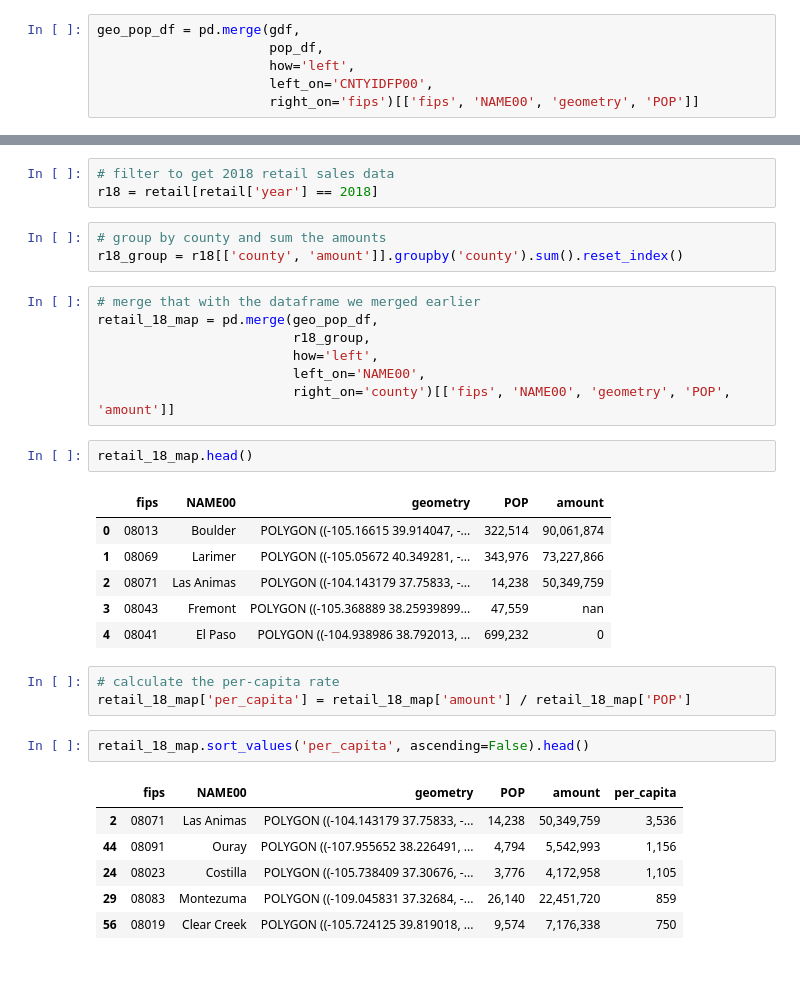
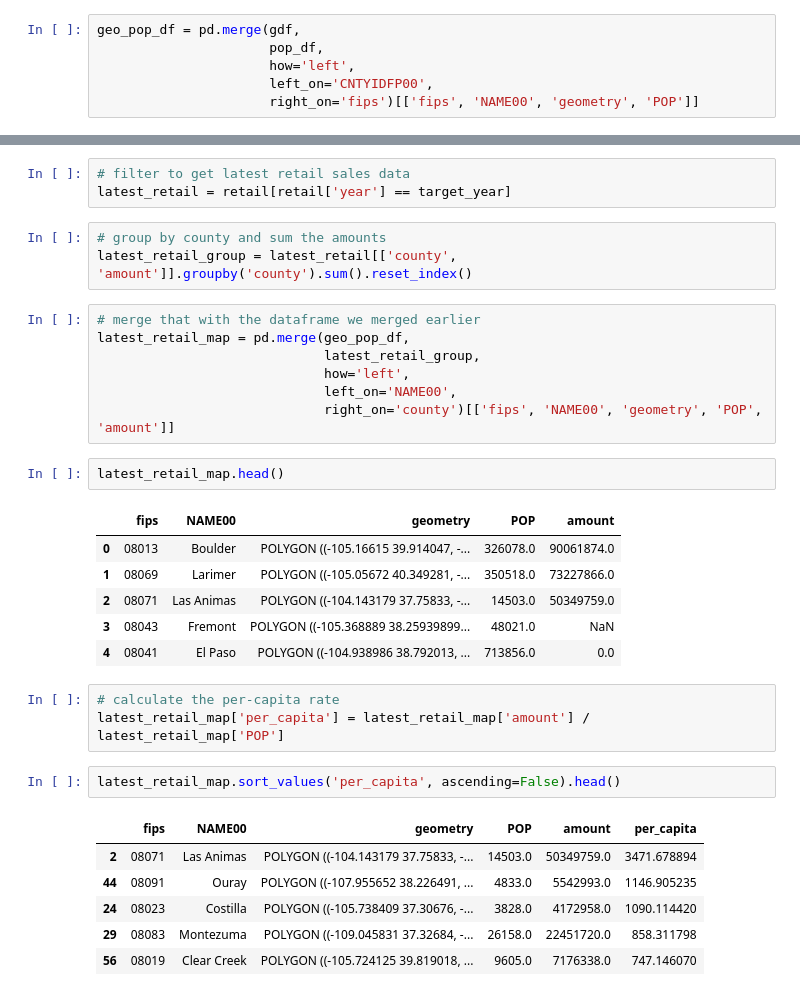
Before and after one commit to cjwinchester/co-weed-sales-data, a Jupyter notebook: Analysis of Colorado cannabis sales data.ipynb, the cells around one changed output, grey strips where cells are left out. Drawn from its saved outputs; the diff is of its cells as text.

Commit message:
break out download/parsing scripts, change year logic for analysis

```diff
--- a/Analysis of Colorado cannabis sales data.ipynb
+++ b/Analysis of Colorado cannabis sales data.ipynb
@@ -508,36 +357,36 @@ geo_pop_df.head()
 # %%
-# filter to get 2018 retail sales data
-r18 = retail[retail['year'] == 2018]
+# filter to get latest retail sales data
+latest_retail = retail[retail['year'] == target_year]
 # %%
 # group by county and sum the amounts
-r18_group = r18[['county', 'amount']].groupby('county').sum().reset_index()
+latest_retail_group = latest_retail[['county', 'amount']].groupby('county').sum().reset_index()
 # %%
 # merge that with the dataframe we merged earlier
-retail_18_map = pd.merge(geo_pop_df,
-                         r18_group,
-                         how='left',
-                         left_on='NAME00',
-                         right_on='county')[['fips', 'NAME00', 'geometry', 'POP', 'amount']]
+latest_retail_map = pd.merge(geo_pop_df,
+                             latest_retail_group,
+                             how='left',
+                             left_on='NAME00',
+                             right_on='county')[['fips', 'NAME00', 'geometry', 'POP', 'amount']]
 # %%
-retail_18_map.head()
+latest_retail_map.head()
 # %% [output]
 |  | fips | NAME00 | geometry | POP | amount |
-| 0 | 08013 | Boulder | POLYGON ((-105.16615 39.914047, -... | 322,514 | 90,061,874 |
-| 1 | 08069 | Larimer | POLYGON ((-105.05672 40.349281, -... | 343,976 | 73,227,866 |
-| 2 | 08071 | Las Animas | POLYGON ((-104.143179 37.75833, -... | 14,238 | 50,349,759 |
-| 3 | 08043 | Fremont | POLYGON ((-105.368889 38.25939899... | 47,559 | nan |
-| 4 | 08041 | El Paso | POLYGON ((-104.938986 38.792013, ... | 699,232 | 0 |
+| 0 | 08013 | Boulder | POLYGON ((-105.16615 39.914047, -... | 326078.0 | 90061874.0 |
+| 1 | 08069 | Larimer | POLYGON ((-105.05672 40.349281, -... | 350518.0 | 73227866.0 |
+| 2 | 08071 | Las Animas | POLYGON ((-104.143179 37.75833, -... | 14503.0 | 50349759.0 |
+| 3 | 08043 | Fremont | POLYGON ((-105.368889 38.25939899... | 48021.0 | NaN |
+| 4 | 08041 | El Paso | POLYGON ((-104.938986 38.792013, ... | 713856.0 | 0.0 |
 # %%
 # calculate the per-capita rate
-retail_18_map['per_capita'] = retail_18_map['amount'] / retail_18_map['POP']
+latest_retail_map['per_capita'] = latest_retail_map['amount'] / latest_retail_map['POP']
 # %%
-retail_18_map.sort_values('per_capita', ascending=False).head()
+latest_retail_map.sort_values('per_capita', ascending=False).head()
 # %% [output]
 |  | fips | NAME00 | geometry | POP | amount | per_capita |
-| 2 | 08071 | Las Animas | POLYGON ((-104.143179 37.75833, -... | 14,238 | 50,349,759 | 3,536 |
-| 44 | 08091 | Ouray | POLYGON ((-107.955652 38.226491, ... | 4,794 | 5,542,993 | 1,156 |
-| 24 | 08023 | Costilla | POLYGON ((-105.738409 37.30676, -... | 3,776 | 4,172,958 | 1,105 |
-| 29 | 08083 | Montezuma | POLYGON ((-109.045831 37.32684, -... | 26,140 | 22,451,720 | 859 |
-| 56 | 08019 | Clear Creek | POLYGON ((-105.724125 39.819018, ... | 9,574 | 7,176,338 | 750 |
+| 2 | 08071 | Las Animas | POLYGON ((-104.143179 37.75833, -... | 14503.0 | 50349759.0 | 3471.678894 |
+| 44 | 08091 | Ouray | POLYGON ((-107.955652 38.226491, ... | 4833.0 | 5542993.0 | 1146.905235 |
+| 24 | 08023 | Costilla | POLYGON ((-105.738409 37.30676, -... | 3828.0 | 4172958.0 | 1090.114420 |
+| 29 | 08083 | Montezuma | POLYGON ((-109.045831 37.32684, -... | 26158.0 | 22451720.0 | 858.311798 |
+| 56 | 08019 | Clear Creek | POLYGON ((-105.724125 39.819018, ... | 9605.0 | 7176338.0 | 747.146070 |
 # %%
 # plot on a map
```
Also changed, not shown: parts of 24 cells of this notebook, 3 other files.
